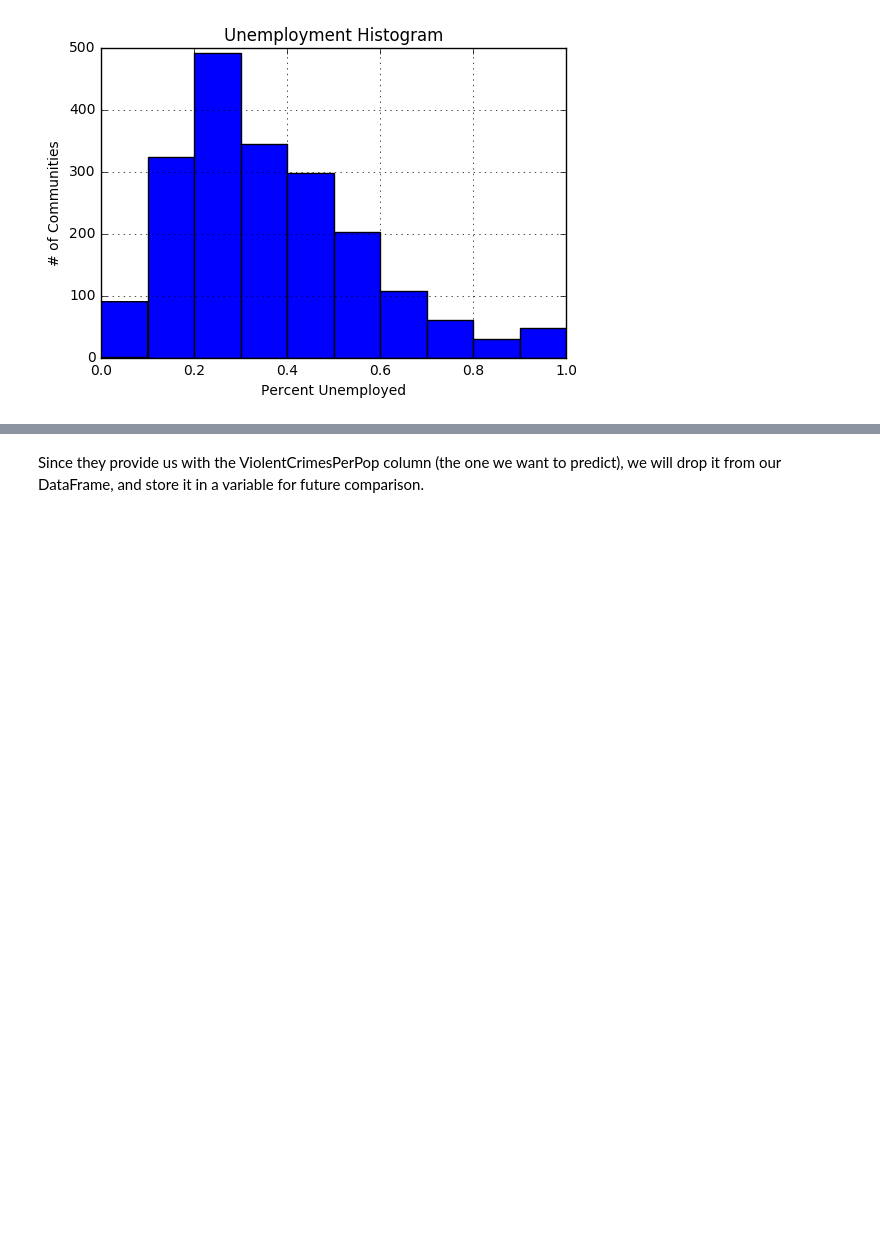
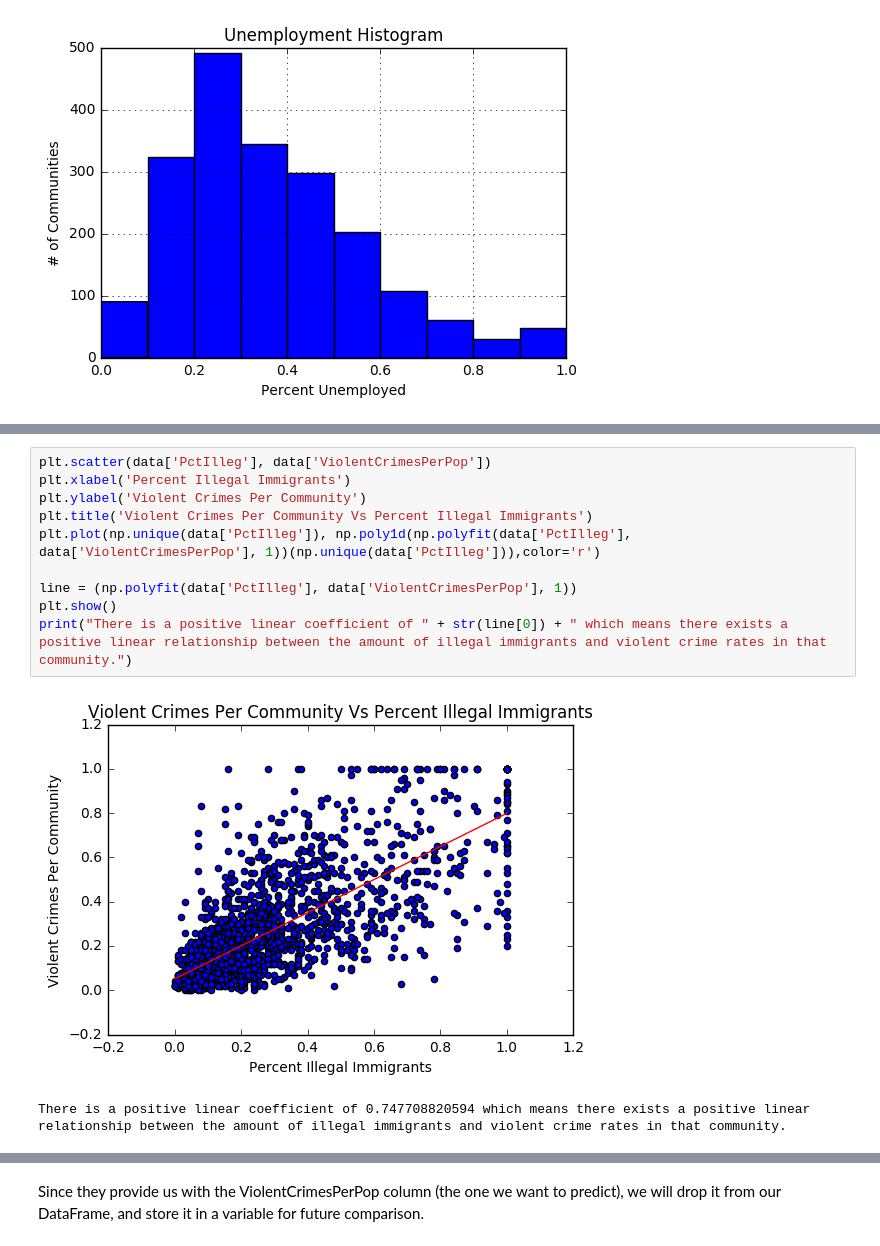
Before and after one commit to ddeychak/ddeychak.github.io, a Jupyter notebook: FinalTutorial - Gold Master.ipynb, the cells around one changed output, grey strips where cells are left out. Drawn from its saved outputs; the diff is of its cells as text; blank space fills up the shorter version.

```diff
--- a/FinalTutorial - Gold Master.ipynb
+++ b/FinalTutorial - Gold Master.ipynb
@@ -183,3 +198,16 @@ Here we have a histogram showing the distribution of the percent of unemployed i
+# %%
+plt.scatter(data['PctIlleg'], data['ViolentCrimesPerPop'])
+plt.xlabel('Percent Illegal Immigrants')
+plt.ylabel('Violent Crimes Per Community')
+plt.title('Violent Crimes Per Community Vs Percent Illegal Immigrants')
+plt.plot(np.unique(data['PctIlleg']), np.poly1d(np.polyfit(data['PctIlleg'], data['ViolentCrimesPerPop'], 1))(np.unique(data['PctIlleg'])),color='r')
+
+line = (np.polyfit(data['PctIlleg'], data['ViolentCrimesPerPop'], 1))
+plt.show()
+print("There is a positive linear coefficient of " + str(line[0]) + " which means there exists a positive linear relationship between the amount of illegal immigrants and violent crime rates in that community.")
+# %% [output]
+[figure, added]
+There is a positive linear coefficient of 0.747708820594 which means there exists a positive linear relationship between the amount of illegal immigrants and violent crime rates in that community.
 # %% [markdown]
 <h3 style="text-align: center;">Step 4: Analysis, Hypothesis testing &amp; Machine Learning</h3>
 <br>
```
Also changed, not shown: parts of 6 cells of this notebook.
